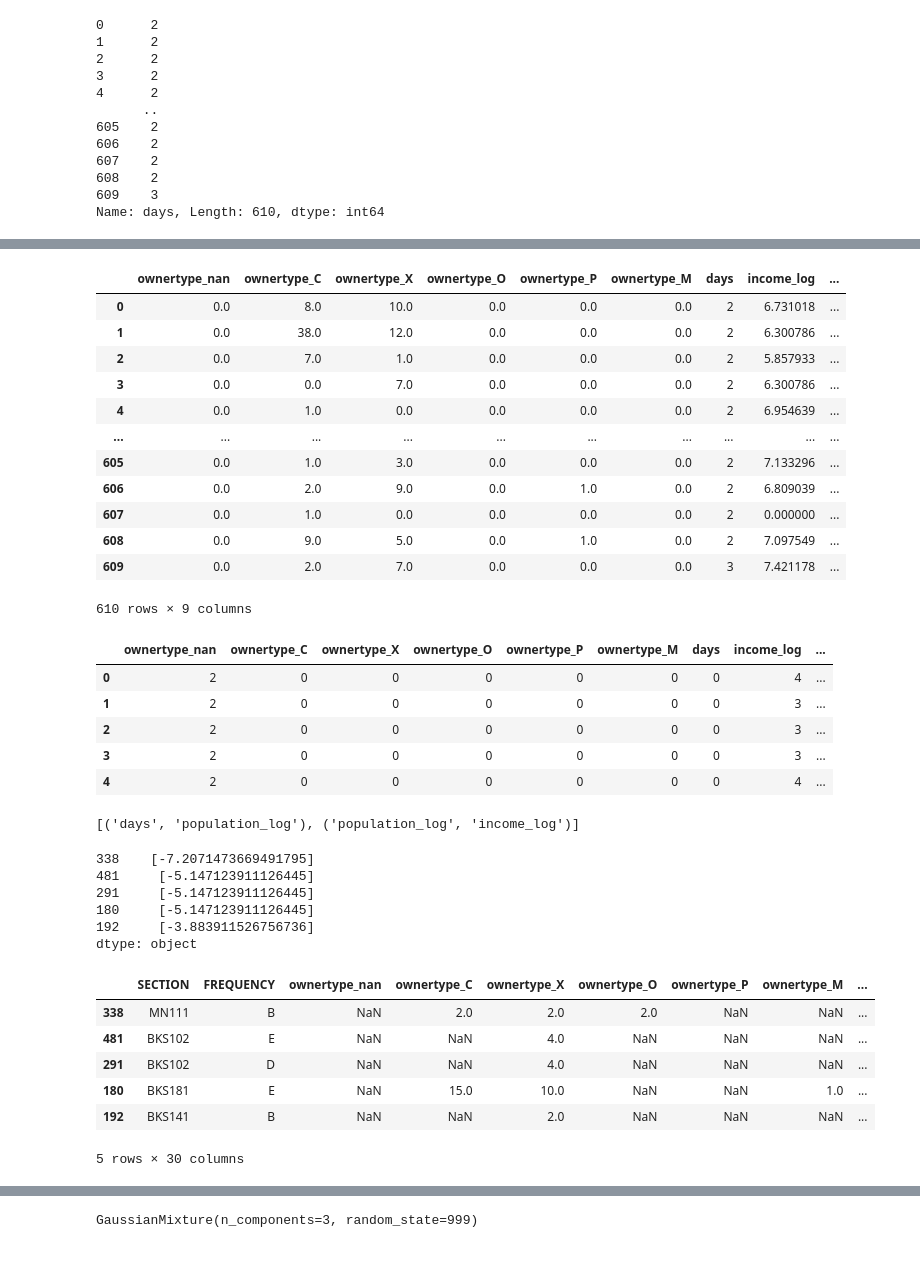
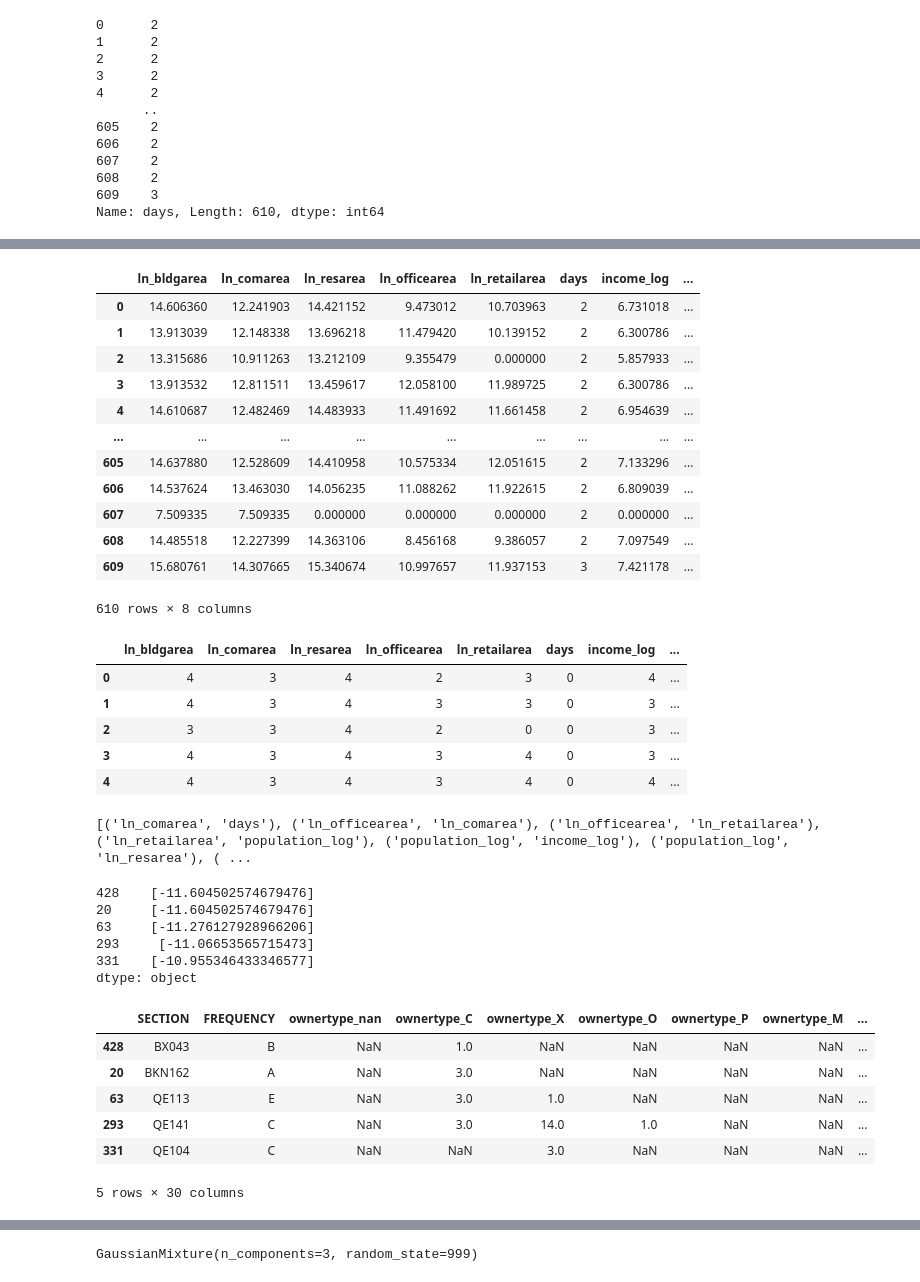
Before and after one commit to Ssuche/CUSP7033project, a Jupyter notebook: clustering1.ipynb, the cells around one changed output, grey strips where cells are left out. Saved outputs shown, nothing was run; the diff lists cells and outputs as text; code cells hidden in the pictures.

```diff
--- a/clustering1.ipynb
+++ b/clustering1.ipynb
@@ -294,35 +297,35 @@ plt.show()
 # %%
 # by types
-lists = ['ownertype_nan', 'ownertype_C', 'ownertype_X', 'ownertype_O', 'ownertype_P', 'ownertype_M', 'days','income_log','population_log']
+lists = ['ln_bldgarea', 'ln_comarea','ln_resarea', 'ln_officearea', 'ln_retailarea', 'days','income_log','population_log']
 
 temp = data[lists]
 temp = temp.fillna(0)
 temp
 # %% [output]
-|  | ownertype_nan | ownertype_C | ownertype_X | ownertype_O | ownertype_P | ownertype_M | days | income_log | ... |
-| 0 | 0.0 | 8.0 | 10.0 | 0.0 | 0.0 | 0.0 | 2 | 6.731018 | ... |
-| 1 | 0.0 | 38.0 | 12.0 | 0.0 | 0.0 | 0.0 | 2 | 6.300786 | ... |
-| 2 | 0.0 | 7.0 | 1.0 | 0.0 | 0.0 | 0.0 | 2 | 5.857933 | ... |
-| 3 | 0.0 | 0.0 | 7.0 | 0.0 | 0.0 | 0.0 | 2 | 6.300786 | ... |
-| 4 | 0.0 | 1.0 | 0.0 | 0.0 | 0.0 | 0.0 | 2 | 6.954639 | ... |
-| ... | ... | ... | ... | ... | ... | ... | ... | ... | ... |
-| 605 | 0.0 | 1.0 | 3.0 | 0.0 | 0.0 | 0.0 | 2 | 7.133296 | ... |
-| 606 | 0.0 | 2.0 | 9.0 | 0.0 | 1.0 | 0.0 | 2 | 6.809039 | ... |
-| 607 | 0.0 | 1.0 | 0.0 | 0.0 | 0.0 | 0.0 | 2 | 0.000000 | ... |
-| 608 | 0.0 | 9.0 | 5.0 | 0.0 | 1.0 | 0.0 | 2 | 7.097549 | ... |
-| 609 | 0.0 | 2.0 | 7.0 | 0.0 | 0.0 | 0.0 | 3 | 7.421178 | ... |
+|  | ln_bldgarea | ln_comarea | ln_resarea | ln_officearea | ln_retailarea | days | income_log | ... |
+| 0 | 14.606360 | 12.241903 | 14.421152 | 9.473012 | 10.703963 | 2 | 6.731018 | ... |
+| 1 | 13.913039 | 12.148338 | 13.696218 | 11.479420 | 10.139152 | 2 | 6.300786 | ... |
+| 2 | 13.315686 | 10.911263 | 13.212109 | 9.355479 | 0.000000 | 2 | 5.857933 | ... |
+| 3 | 13.913532 | 12.811511 | 13.459617 | 12.058100 | 11.989725 | 2 | 6.300786 | ... |
+| 4 | 14.610687 | 12.482469 | 14.483933 | 11.491692 | 11.661458 | 2 | 6.954639 | ... |
+| ... | ... | ... | ... | ... | ... | ... | ... | ... |
+| 605 | 14.637880 | 12.528609 | 14.410958 | 10.575334 | 12.051615 | 2 | 7.133296 | ... |
+| 606 | 14.537624 | 13.463030 | 14.056235 | 11.088262 | 11.922615 | 2 | 6.809039 | ... |
+| 607 | 7.509335 | 7.509335 | 0.000000 | 0.000000 | 0.000000 | 2 | 0.000000 | ... |
+| 608 | 14.485518 | 12.227399 | 14.363106 | 8.456168 | 9.386057 | 2 | 7.097549 | ... |
+| 609 | 15.680761 | 14.307665 | 15.340674 | 10.997657 | 11.937153 | 3 | 7.421178 | ... |
-610 rows × 9 columns
+610 rows × 8 columns
 # %%
 for l in lists:
     temp[l] = pd.cut(temp[l], bins=5, labels=False)
 temp.head()
 # %% [output]
-|  | ownertype_nan | ownertype_C | ownertype_X | ownertype_O | ownertype_P | ownertype_M | days | income_log | ... |
-| 0 | 2 | 0 | 0 | 0 | 0 | 0 | 0 | 4 | ... |
-| 1 | 2 | 0 | 0 | 0 | 0 | 0 | 0 | 3 | ... |
-| 2 | 2 | 0 | 0 | 0 | 0 | 0 | 0 | 3 | ... |
-| 3 | 2 | 0 | 0 | 0 | 0 | 0 | 0 | 3 | ... |
-| 4 | 2 | 0 | 0 | 0 | 0 | 0 | 0 | 4 | ... |
+|  | ln_bldgarea | ln_comarea | ln_resarea | ln_officearea | ln_retailarea | days | income_log | ... |
+| 0 | 4 | 3 | 4 | 2 | 3 | 0 | 4 | ... |
+| 1 | 4 | 3 | 4 | 3 | 3 | 0 | 3 | ... |
+| 2 | 3 | 3 | 4 | 2 | 0 | 0 | 3 | ... |
+| 3 | 4 | 3 | 4 | 3 | 4 | 0 | 3 | ... |
+| 4 | 4 | 3 | 4 | 3 | 4 | 0 | 4 | ... |
 # %%
 from pgmpy.estimators import HillClimbSearch
 from pgmpy.estimators import BicScore
@@ -331,7 +334,7 @@ hc = HillClimbSearch(temp)
 best_model = hc.estimate(scoring_method='BicScore')
 print(best_model.edges())
 # %% [output]
-[('days', 'population_log'), ('population_log', 'income_log')]
+[('ln_comarea', 'days'), ('ln_officearea', 'ln_comarea'), ('ln_officearea', 'ln_retailarea'), ('ln_retailarea', 'population_log'), ('population_log', 'income_log'), ('population_log', 'ln_resarea'), ( ...
 # %%
 from pgmpy.models import BayesianNetwork
 from pgmpy.estimators import MaximumLikelihoodEstimator
@@ -364,11 +367,11 @@ exmp = temp.apply(lambda x: LL(x, model), axis=1)
 # %%
 exmp.sort_values().head(5)
 # %% [output]
-338    [-7.2071473669491795]
-481     [-5.147123911126445]
-291     [-5.147123911126445]
-180     [-5.147123911126445]
-192     [-3.883911526756736]
+428    [-11.604502574679476]
+20     [-11.604502574679476]
+63     [-11.276127928966206]
+293     [-11.06653565715473]
+331    [-10.955346433346577]
 dtype: object
 # %%
 exmp = pd.DataFrame(exmp)
@@ -378,11 +381,11 @@ head.rename(columns={0: 'log-likelihood'}, inplace=True)
 head.sort_values('log-likelihood').head(5)
 # %% [output]
 |  | SECTION | FREQUENCY | ownertype_nan | ownertype_C | ownertype_X | ownertype_O | ownertype_P | ownertype_M | ... |
-| 338 | MN111 | B | NaN | 2.0 | 2.0 | 2.0 | NaN | NaN | ... |
-| 481 | BKS102 | E | NaN | NaN | 4.0 | NaN | NaN | NaN | ... |
-| 291 | BKS102 | D | NaN | NaN | 4.0 | NaN | NaN | NaN | ... |
-| 180 | BKS181 | E | NaN | 15.0 | 10.0 | NaN | NaN | 1.0 | ... |
-| 192 | BKS141 | B | NaN | NaN | 2.0 | NaN | NaN | NaN | ... |
+| 428 | BX043 | B | NaN | 1.0 | NaN | NaN | NaN | NaN | ... |
+| 20 | BKN162 | A | NaN | 3.0 | NaN | NaN | NaN | NaN | ... |
+| 63 | QE113 | E | NaN | 3.0 | 1.0 | NaN | NaN | NaN | ... |
+| 293 | QE141 | C | NaN | 3.0 | 14.0 | 1.0 | NaN | NaN | ... |
+| 331 | QE104 | C | NaN | NaN | 3.0 | NaN | NaN | NaN | ... |
 5 rows × 30 columns
 # %%
 temp = data[lists]
```
Also changed, not shown: parts of 16 cells of this notebook.
